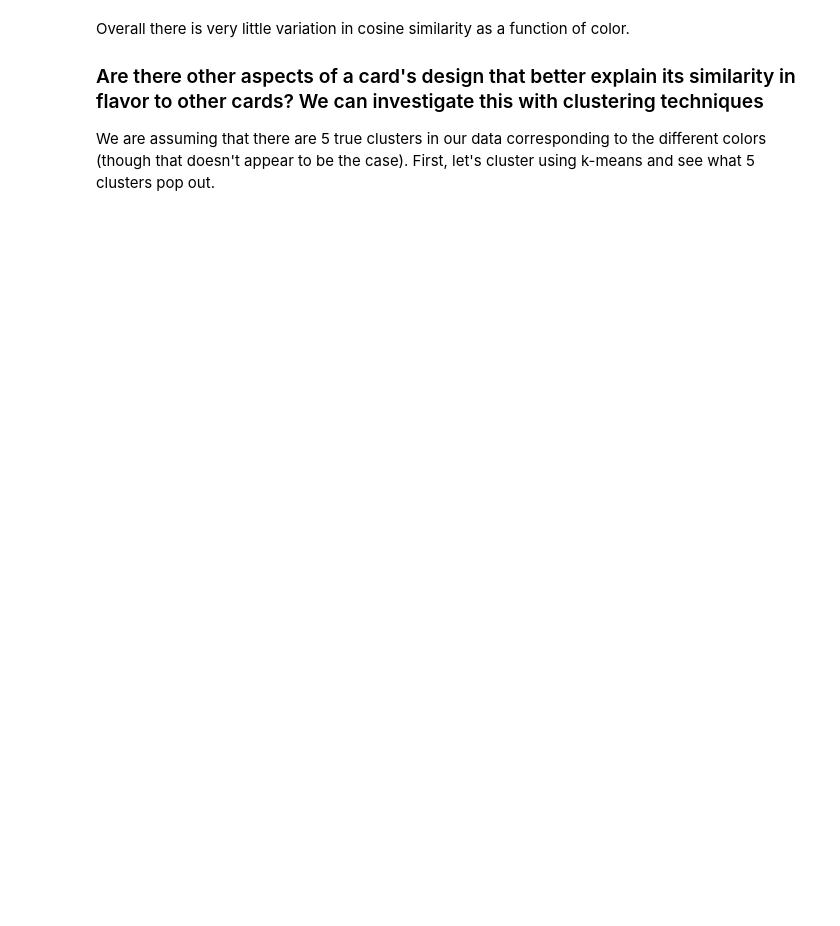
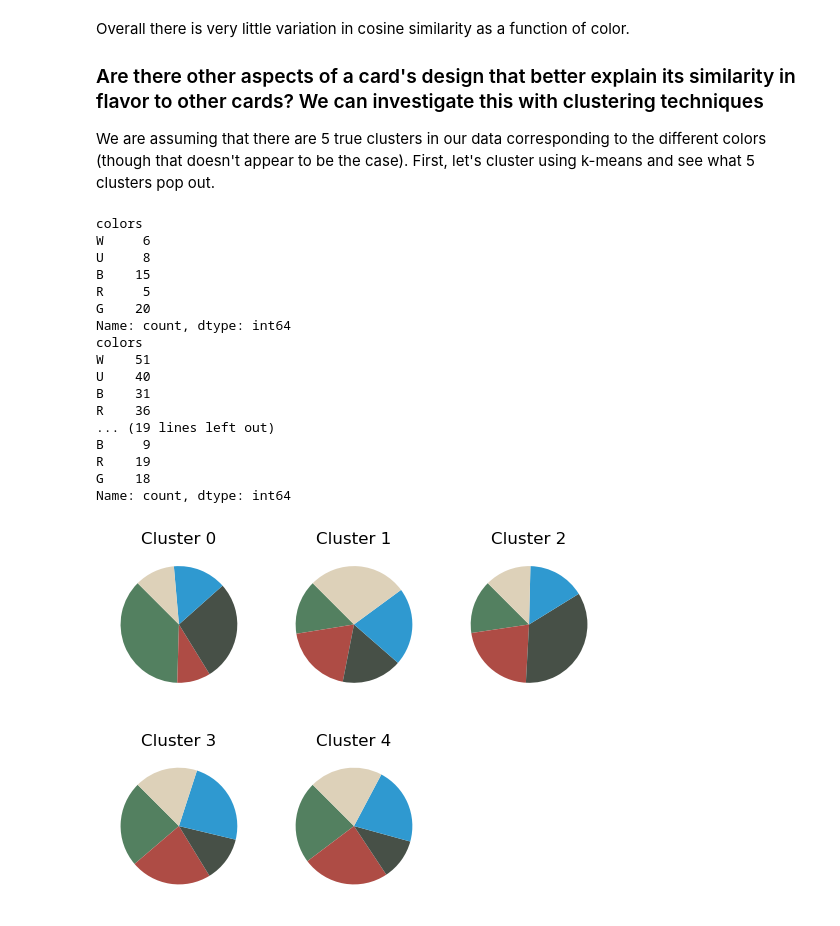
Before and after one commit to ghpetty/MtG_ClassyFlavor, a Jupyter notebook: magic_bert.ipynb, the cells around one changed output. Cells and saved outputs as stored; diff of their text form; code cells hidden in the pictures; blank space fills up the shorter version.

```diff
--- a/magic_bert.ipynb
+++ b/magic_bert.ipynb
@@ -263,0 +261,51 @@ from sklearn.cluster import KMeans
+# %%
+# KMeans on embeddings with 5 clusters
+from sklearn.cluster import KMeans
+
+num_clusters = 5
+clustering_model = KMeans(n_clusters=num_clusters)
+clustering_model.fit(embeddings)
+cluster_assignment = clustering_model.labels_
+card_subsample['cluster'] = cluster_assignment
+# %%
+# Pie charts of card color breakdown by cluster:
+color_codes = {'W':[221,209,185],
+               'U':[47,153,208],
+               'B':[71,80,71],
+               'R':[174,76,69],
+               'G':[83,128,96]}
+color_codes = {c:list(np.array(color_codes[c])/255) for c in colors}
+pie_colors = [color_codes[c] for c in colors]
+# %%
+fig,axes = plt.subplots(2,3)
+for i in range(5):
+    cluster = i
+    my_clust = card_subsample.loc[card_subsample['cluster']==cluster,:]
+    color_breakdown = my_clust['colors'].explode().value_counts()
+    # sort by color order:
+    color_breakdown = color_breakdown[colors]
+    ax_inds = np.unravel_index(i,(2,3))
+    axes[ax_inds].pie(np.flip(color_breakdown),colors=np.flip(pie_colors,axis=0),startangle=135)
+    axes[ax_inds].set_title(f'Cluster {cluster}')
+    print(color_breakdown[colors])
+# Remove unused 6th subplot
+fig.delaxes(axes[1][2])
+# %% [output]
+colors
+W     6
+U     8
+B    15
+R     5
+G    20
+Name: count, dtype: int64
+colors
+W    51
+U    40
+B    31
+R    36
+... (19 lines left out)
+B     9
+R    19
+G    18
+Name: count, dtype: int64
+[figure, added]
```
Also changed, not shown: parts of 16 cells of this notebook.
